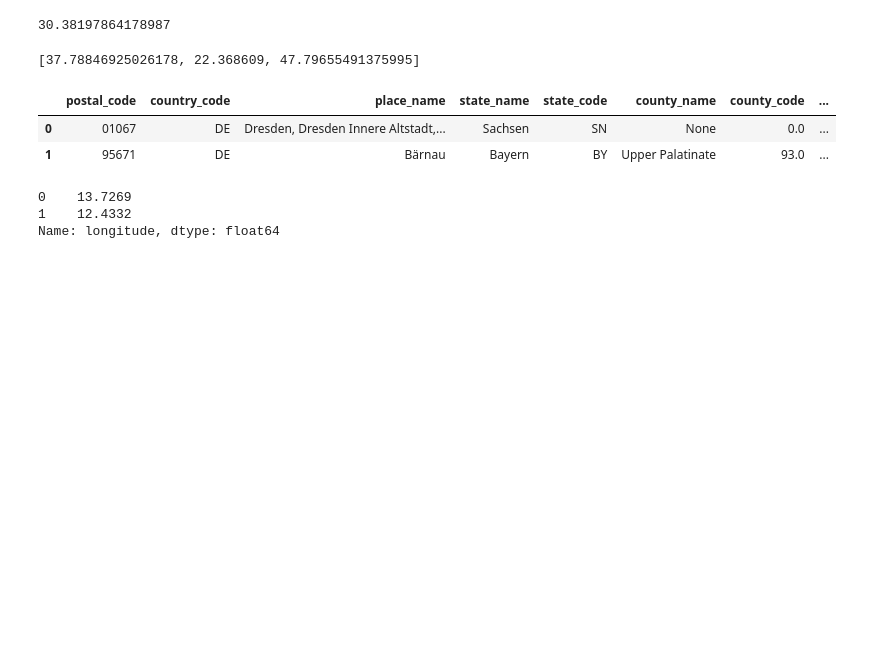
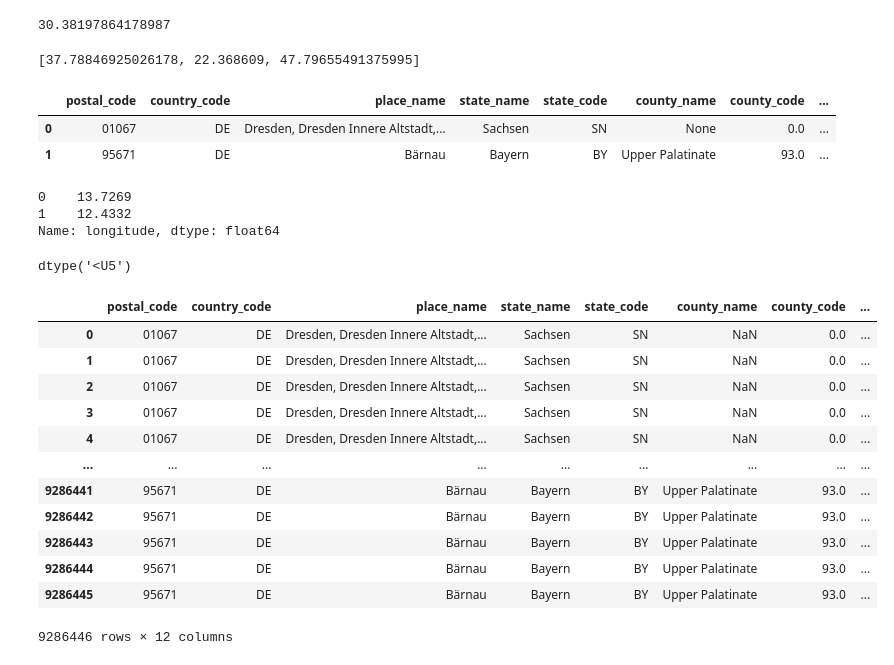
Before and after one commit to NicolasRoever/GE_Effects_Subsidies, a Jupyter notebook: src/ge_effects_of_subsidies/sandbox.ipynb, the cells around one changed output. Cells and saved outputs as stored; diff of their text form; code cells hidden in the pictures; blank space fills up the shorter version.

```diff
--- a/src/ge_effects_of_subsidies/sandbox.ipynb
+++ b/src/ge_effects_of_subsidies/sandbox.ipynb
@@ -212,0 +210,26 @@ actual = _extract_latitude(zipcodes_test)
+# %%
+zipcodes =  np.array(data.loc[:, "zipcode"]).astype('str')
+
+zipcodes.dtype
+# %% [output]
+dtype('<U5')
+# %%
+nomi = pgeocode.Nominatim('de')
+locations = nomi.query_postal_code(['01067','01067', '01099'])
+locations = nomi.query_postal_code(zipcodes)
+# %%
+locations
+# %% [output]
+|  | postal_code | country_code | place_name | state_name | state_code | county_name | county_code | ... |
+| 0 | 01067 | DE | Dresden, Dresden Innere Altstadt,... | Sachsen | SN | NaN | 0.0 | ... |
+| 1 | 01067 | DE | Dresden, Dresden Innere Altstadt,... | Sachsen | SN | NaN | 0.0 | ... |
+| 2 | 01067 | DE | Dresden, Dresden Innere Altstadt,... | Sachsen | SN | NaN | 0.0 | ... |
+| 3 | 01067 | DE | Dresden, Dresden Innere Altstadt,... | Sachsen | SN | NaN | 0.0 | ... |
+| 4 | 01067 | DE | Dresden, Dresden Innere Altstadt,... | Sachsen | SN | NaN | 0.0 | ... |
+| ... | ... | ... | ... | ... | ... | ... | ... | ... |
+| 9286441 | 95671 | DE | Bärnau | Bayern | BY | Upper Palatinate | 93.0 | ... |
+| 9286442 | 95671 | DE | Bärnau | Bayern | BY | Upper Palatinate | 93.0 | ... |
+| 9286443 | 95671 | DE | Bärnau | Bayern | BY | Upper Palatinate | 93.0 | ... |
+| 9286444 | 95671 | DE | Bärnau | Bayern | BY | Upper Palatinate | 93.0 | ... |
+| 9286445 | 95671 | DE | Bärnau | Bayern | BY | Upper Palatinate | 93.0 | ... |
+9286446 rows × 12 columns
```
Also changed, not shown: parts of 17 cells of this notebook, 8 other files.
